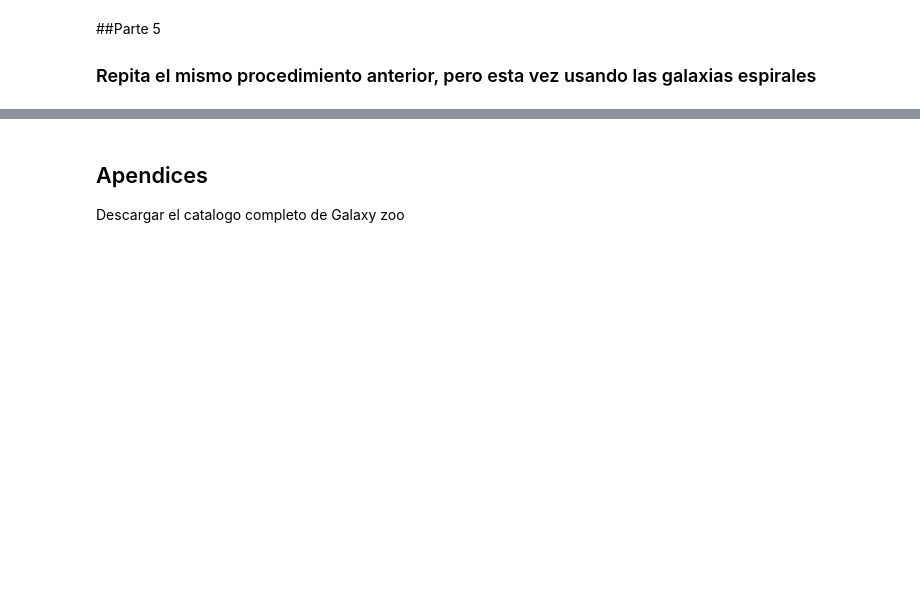
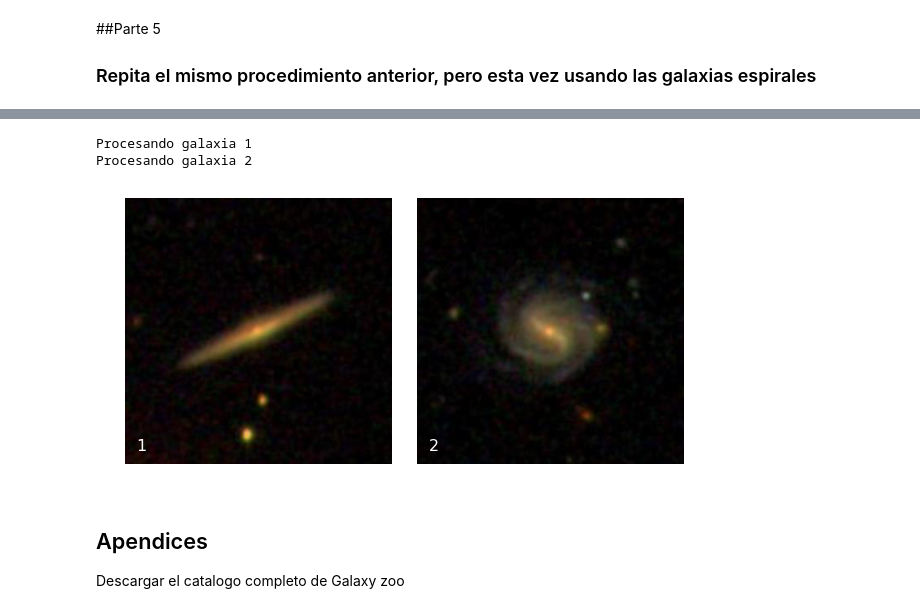
Before and after one commit to rpmunoz/PentaUC, a Jupyter notebook: Astronomia era informacion/Talleres/Taller 9 - Fotometria, imagenes y espectros del SDSS.ipynb, the cells around one changed output, grey strips where cells are left out. Drawn from its saved outputs; the diff is of its cells as text; code cells hidden in the pictures; blank space fills up the shorter version.

```diff
--- a/Astronomia era informacion/Talleres/Taller 9 - Fotometria, imagenes y espectros del SDSS.ipynb
+++ b/Astronomia era informacion/Talleres/Taller 9 - Fotometria, imagenes y espectros del SDSS.ipynb
@@ -186,0 +237,6 @@ cat_sdss_espirales
+# %%
+sdss_jpg(coo[0:2])
+# %% [output]
+Procesando galaxia 1
+Procesando galaxia 2
+[figure, added]
```
Also changed, not shown: parts of 4 cells of this notebook, 2 other files.
